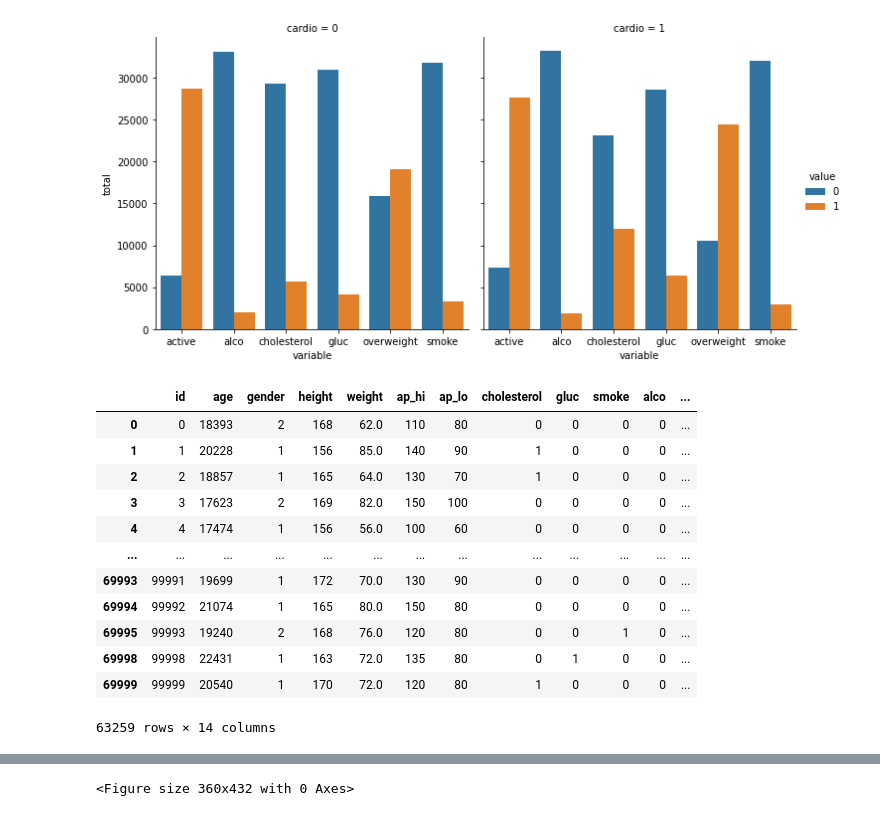
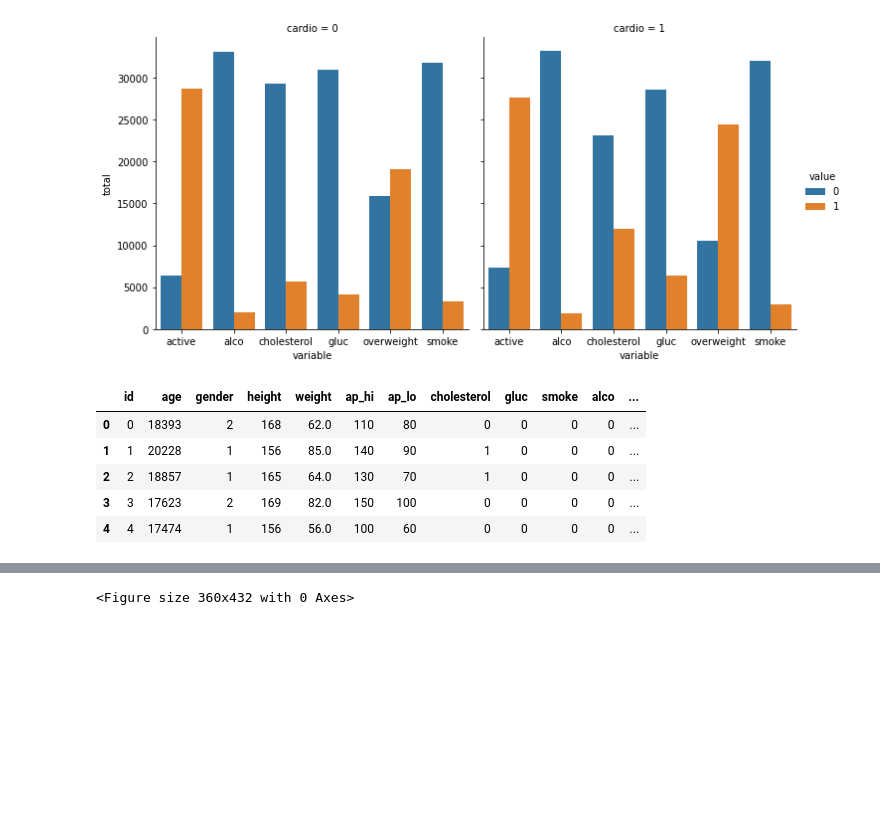
Before and after one commit to 1aastha3/PythonProjects_fcc, a Jupyter notebook: Project_3_fcc/Medical_data_visualizer.ipynb, the cells around one changed output, grey strips where cells are left out. Drawn from its saved outputs; the diff is of its cells as text; code cells hidden in the pictures; blank space fills up the shorter version.

```diff
--- a/Project_3_fcc/Medical_data_visualizer.ipynb
+++ b/Project_3_fcc/Medical_data_visualizer.ipynb
@@ -239,21 +239,14 @@ df_heat = df[
         ( df['weight'] <= df['weight'].quantile(0.975) )
     ]
 # %%
-df_heat
+df_heat.head()
 # %% [output]
 |  | id | age | gender | height | weight | ap_hi | ap_lo | cholesterol | gluc | smoke | alco | ... |
 | 0 | 0 | 18393 | 2 | 168 | 62.0 | 110 | 80 | 0 | 0 | 0 | 0 | ... |
 | 1 | 1 | 20228 | 1 | 156 | 85.0 | 140 | 90 | 1 | 0 | 0 | 0 | ... |
 | 2 | 2 | 18857 | 1 | 165 | 64.0 | 130 | 70 | 1 | 0 | 0 | 0 | ... |
 | 3 | 3 | 17623 | 2 | 169 | 82.0 | 150 | 100 | 0 | 0 | 0 | 0 | ... |
 | 4 | 4 | 17474 | 1 | 156 | 56.0 | 100 | 60 | 0 | 0 | 0 | 0 | ... |
-| ... | ... | ... | ... | ... | ... | ... | ... | ... | ... | ... | ... | ... |
-| 69993 | 99991 | 19699 | 1 | 172 | 70.0 | 130 | 90 | 0 | 0 | 0 | 0 | ... |
-| 69994 | 99992 | 21074 | 1 | 165 | 80.0 | 150 | 80 | 0 | 0 | 0 | 0 | ... |
-| 69995 | 99993 | 19240 | 2 | 168 | 76.0 | 120 | 80 | 0 | 0 | 1 | 0 | ... |
-| 69998 | 99998 | 22431 | 1 | 163 | 72.0 | 135 | 80 | 0 | 1 | 0 | 0 | ... |
-| 69999 | 99999 | 20540 | 1 | 170 | 72.0 | 120 | 80 | 1 | 0 | 0 | 0 | ... |
-63259 rows × 14 columns
 # %%
 corrDf= df_heat.corr()
 # %%
```
Also changed, not shown: parts of 1 cell of this notebook, 2 other files.
